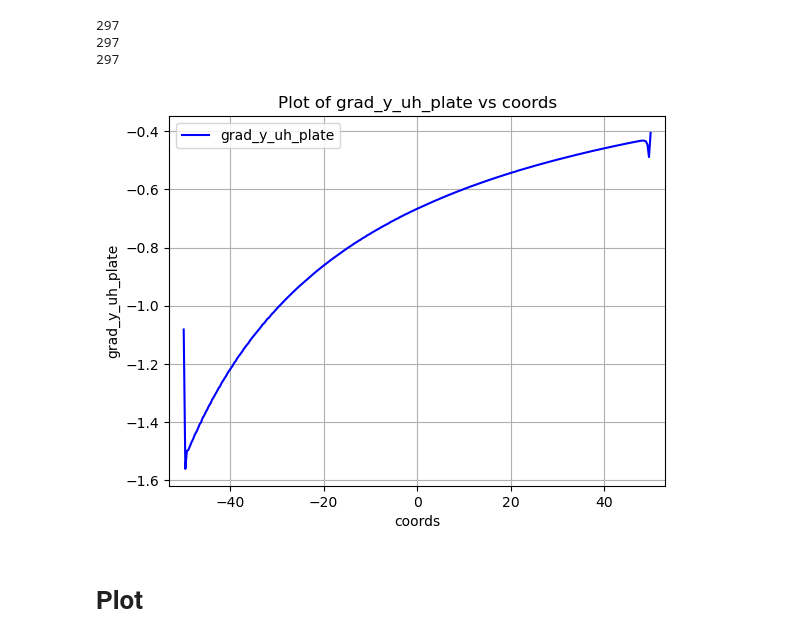
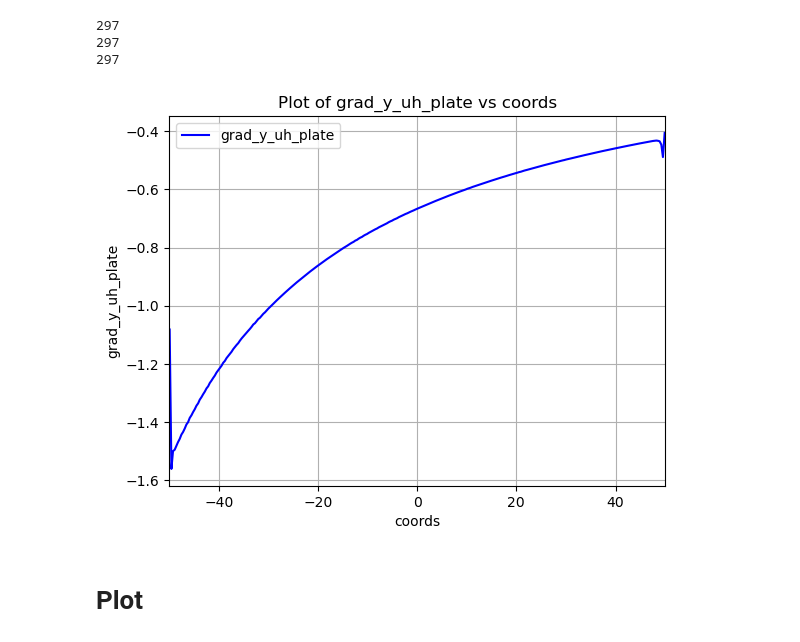
Before and after one commit to alessandropedone/coupling-CGA-DL-ROM, a Jupyter notebook: baseline.ipynb, the cells around one changed output. Drawn from its saved outputs; the diff is of its cells as text; code cells hidden in the pictures.

Commit message:
force graph refinement

```diff
--- a/baseline.ipynb
+++ b/baseline.ipynb
@@ -107,24 +125,31 @@ print(grad_x_uh_plate.size)
 # %%
 import matplotlib.pyplot as plt
 # Plot grad_y_uh_plate against x_coords
 
 # Sort x_coords and apply the same ordering to grad_y_uh_plate
-sorted_indices = np.argsort(x_coords)
-x_coords = x_coords[sorted_indices]
+# Read the value from the CSV file
+import pandas as pd
+parameters = pd.read_csv("data/parameters.csv")
+center_y = parameters.iloc[0, 2]/2
+center_x = 0.0
+
+coords = np.sign(x_coords) * np.sqrt((x_coords-center_x)**2 + (y_coords-center_y)**2)
+sorted_indices = np.argsort(coords)
+coords = coords[sorted_indices]
 
 grad_y_uh_plate = grad_y_uh_plate[sorted_indices]
 grad_x_uh_plate = grad_x_uh_plate[sorted_indices]
 
-plt.plot(x_coords, grad_y_uh_plate, label="grad_y_uh_plate", color="blue", linestyle="-")
-plt.xlim(-53, 53)
+plt.plot(coords, grad_y_uh_plate, label="grad_y_uh_plate", color="blue", linestyle="-")
+plt.xlim(-50, 50)
 plt.xlabel("coords")
 plt.ylabel("grad_y_uh_plate")
 plt.title("Plot of grad_y_uh_plate vs coords")
 plt.legend()
 plt.grid(True)
 plt.show()
 # %% [output]
-[figure, old version]
+[figure, new version]
 # %% [markdown]
 # Plot
 # %%
```
Also changed, not shown: parts of 1 cell of this notebook, 1 other file.
